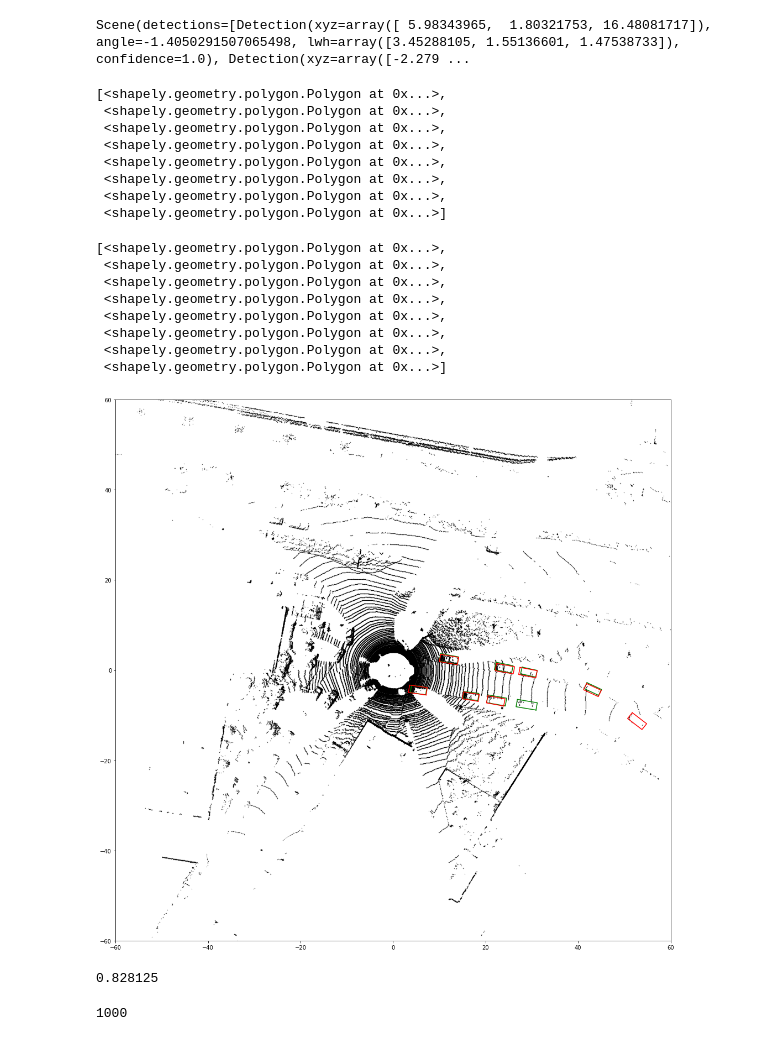
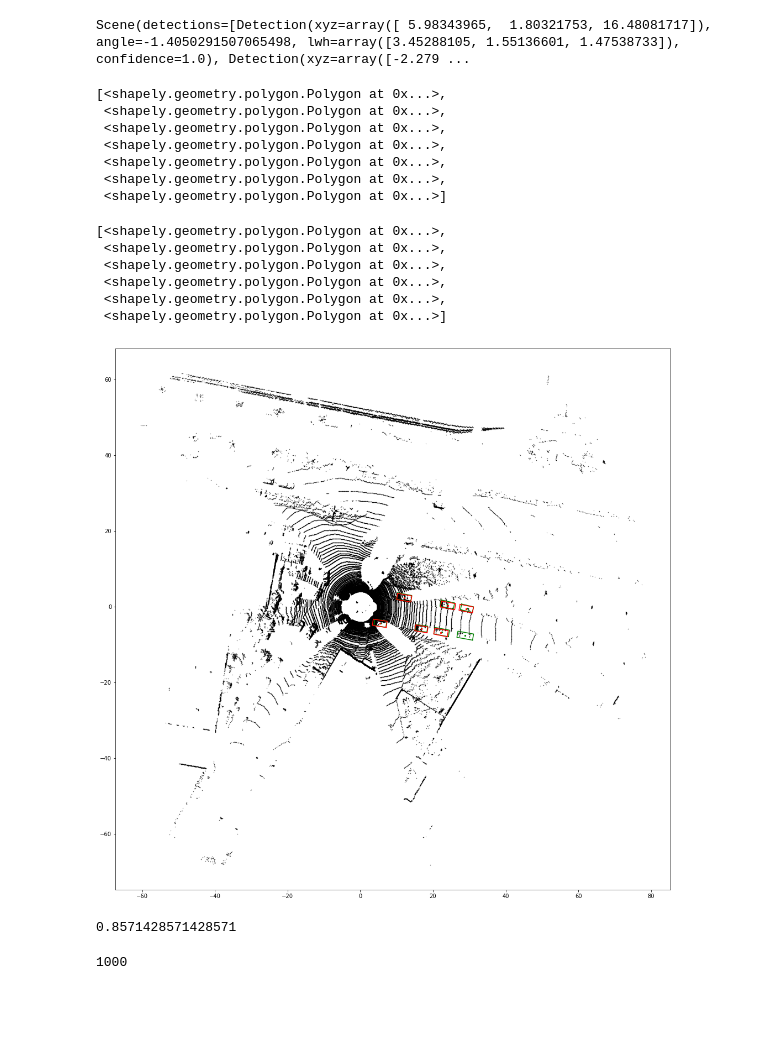
Before and after one commit to niksaz/self-driving-cars, a Jupyter notebook: perception-02/Homework.ipynb, the cells around one changed output. Cells and saved outputs as stored; diff of their text form; code cells hidden in the pictures; blank space fills up the shorter version.

Commit message:
Metric computation fixes and frustum refactoring

```diff
--- a/perception-02/Homework.ipynb
+++ b/perception-02/Homework.ipynb
@@ -65,6 +75,5 @@ class FrustumPointnet:
 # %%
 import frustum_pointnets_v1
 
-frustum_checkpoint_path = 'frustum_pointnets_snapshots/log_v1/model.ckpt'
-frustum_pointnet = FrustumPointnet(1, NUM_POINTS, frustum_pointnets_v1, frustum_checkpoint_path)
+frustum_pointnet = FrustumPointnet(1, NUM_POINTS, frustum_pointnets_v1, FRUSTUM_CHECKPOINT_PATH)
 # %% [output]
@@ -272,8 +273,6 @@ Scene(detections=[Detection(xyz=array([ 5.98343965,  1.80321753, 16.48081717]),
 # %%
 from shapely.geometry import Polygon
 from shapely.affinity import rotate
-
-VEHICLE_EQUIVALENT_CLASS = {'Car', 'Van', 'Truck'}
 
 def create_polygon(x, y, w, l, angle):
   shifted_polygon = Polygon([[-w/2, -l/2], [-w/2, l/2], [w/2, l/2], [w/2, -l/2]])
@@ -286,7 +285,7 @@ def create_polygon(x, y, w, l, angle):
 def get_gt_boxes(labels, calibration):
   gt_boxes = []
   for label in labels:
-    if label.type not in VEHICLE_EQUIVALENT_CLASS:
+    if label.type not in KITTI_CAR_VAN_SET:
       continue
     x, y, _ = calibration.project_ref_to_velo(np.expand_dims(label.t, 0))[0]
     w, l = label.w, label.l
@@ -302,8 +301,17 @@ def get_dt_boxes(detections, calibration):
     angle = detection.angle
     dt_boxes.append(create_polygon(x, y, w, l, angle))
   return dt_boxes
+
+def filter_boxes_by_center_distance(boxes, distance_limit=MAX_DISTANCE_TO_CENTER):
+  filtered_boxes = []
+  for box in boxes:
+    c = box.centroid
+    if c.x**2 + c.y**2 <= distance_limit**2:
+      filtered_boxes.append(box)
+  return filtered_boxes
 # %%
 gt_boxes = get_gt_boxes(labels, calibration)
+gt_boxes = filter_boxes_by_center_distance(gt_boxes)
 gt_boxes
 # %% [output]
 [<shapely.geometry.polygon.Polygon at 0x...>,
@@ -312,10 +320,10 @@ gt_boxes
  <shapely.geometry.polygon.Polygon at 0x...>,
  <shapely.geometry.polygon.Polygon at 0x...>,
  <shapely.geometry.polygon.Polygon at 0x...>,
- <shapely.geometry.polygon.Polygon at 0x...>,
  <shapely.geometry.polygon.Polygon at 0x...>]
 # %%
 dt_boxes = get_dt_boxes(scene.detections, calibration)
+dt_boxes = filter_boxes_by_center_distance(dt_boxes)
 dt_boxes
 # %% [output]
 [<shapely.geometry.polygon.Polygon at 0x...>,
@@ -323,27 +331,27 @@ dt_boxes
  <shapely.geometry.polygon.Polygon at 0x...>,
  <shapely.geometry.polygon.Polygon at 0x...>,
  <shapely.geometry.polygon.Polygon at 0x...>,
- <shapely.geometry.polygon.Polygon at 0x...>,
- <shapely.geometry.polygon.Polygon at 0x...>,
  <shapely.geometry.polygon.Polygon at 0x...>]
 # %%
-VEHICLE_EQUIVALENT_CLASS = {'Car', 'Van', 'Truck'}
-
 fig, ax = plt.subplots(figsize=(18, 18))
 ax.scatter(lidar[:, 0], lidar[:, 1], c='black',  s=0.1)
+gt_color = 'green'
 for gt_box in gt_boxes:
   xy = np.array(gt_box.exterior.coords)
-  ax.plot(xy[:, 0], xy[:, 1], c='green')
+  ax.plot(xy[:, 0], xy[:, 1], c=gt_color)
+  c = gt_box.centroid
+  ax.scatter([c.x], [c.y], c=gt_color, s=5)
 
+dt_color = 'red'
 for dt_box in dt_boxes:
   xy = np.array(dt_box.exterior.coords)
-  ax.plot(xy[:, 0], xy[:, 1], c='red')
+  ax.plot(xy[:, 0], xy[:, 1], c=dt_color)
+  c = dt_box.centroid
+  ax.scatter([c.x], [c.y], c=dt_color, s=5)
 
-plt.xlim((-60, 60))
-plt.ylim((-60, 60))
 plt.show()
 # %% [output]
-[figure, old version]
+[figure, new version]
 # %%
 # Adapted from eval_det.
 
@@ -455,12 +463,12 @@ def eval_det_cls(pred, gt, ovthresh=0.25, use_07_metric=False):
 
   return rec, prec, ap
 # %%
-pred = {10: [(dt_box, detection.confidence) for dt_box, detection in zip(dt_boxes, scene.detections)]}
+dt = {10: [(dt_box, detection.confidence) for dt_box, detection in zip(dt_boxes, scene.detections)]}
 gt = {10: gt_boxes}
-rec, prec, ap = eval_det_cls(pred, gt, ovthresh=IOU_THRESHOLD)
+rec, prec, ap = eval_det_cls(dt, gt, ovthresh=IOU_THRESHOLD)
 ap
 # %% [output]
-0.828125
+0.8571428571428571
 # %%
 import glob
 
```
Also changed, not shown: parts of 8 cells of this notebook, 1 other file.
